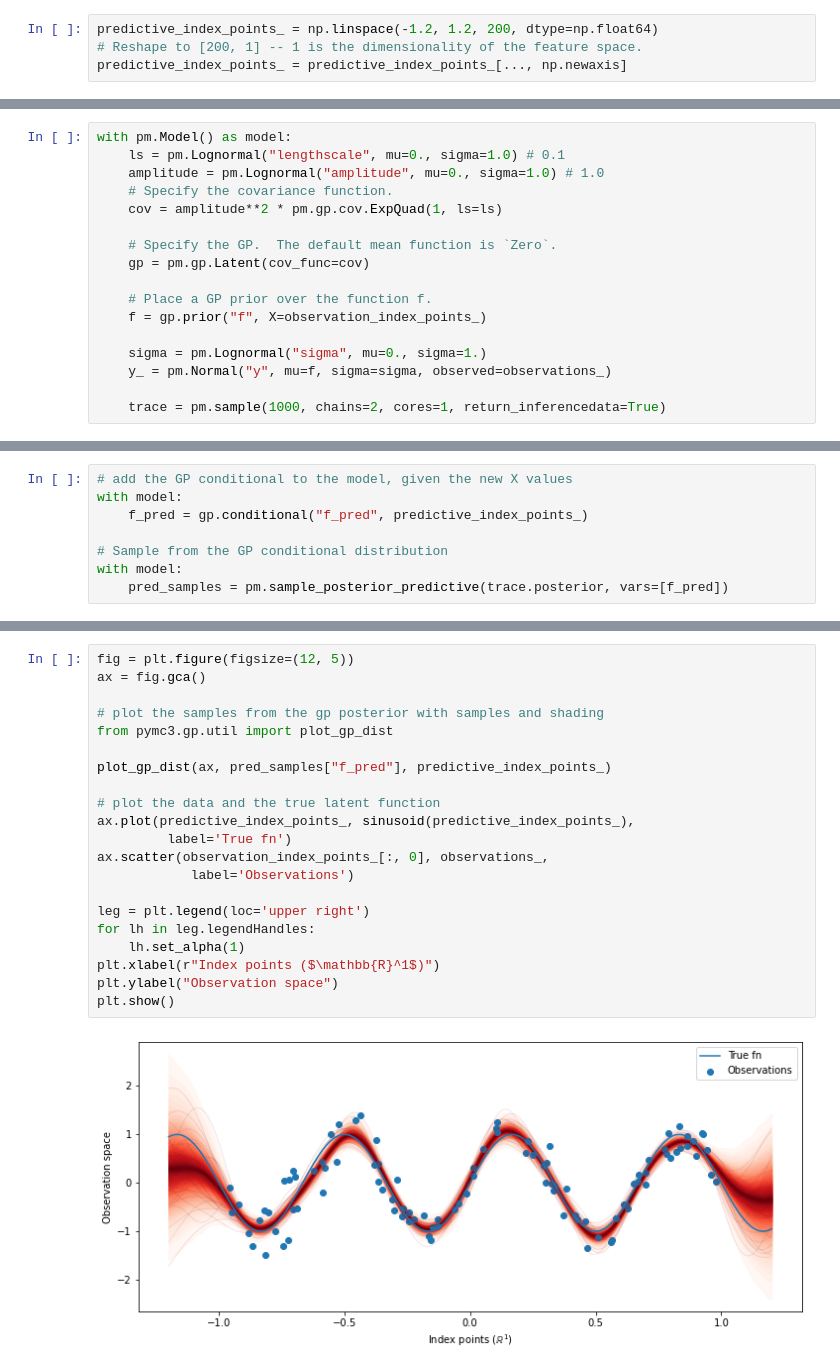
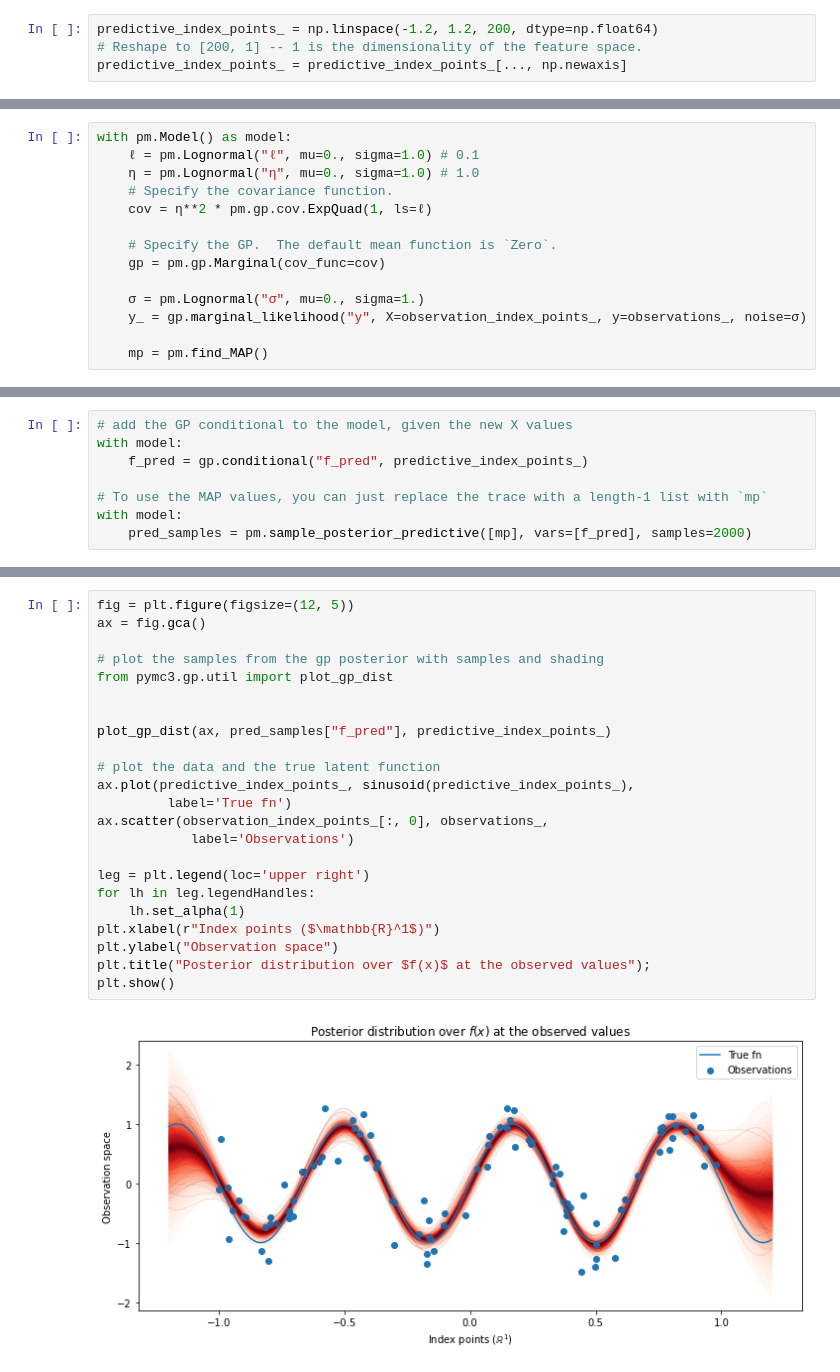
Before and after one commit to mariekoorneef/gaussian-processes, a Jupyter notebook: gp_regression_on_noisy_sinusoidal_data.ipynb, the cells around one changed output, grey strips where cells are left out. Cells and saved outputs as stored; diff of their text form.

Commit message:
use marginal likelihood in noisy sinusoidal data

```diff
--- a/gp_regression_on_noisy_sinusoidal_data.ipynb
+++ b/gp_regression_on_noisy_sinusoidal_data.ipynb
@@ -80,18 +85,15 @@ plt.show()
 # %%
 with pm.Model() as model:
-    ls = pm.Lognormal("lengthscale", mu=0., sigma=1.0) # 0.1
-    amplitude = pm.Lognormal("amplitude", mu=0., sigma=1.0) # 1.0
+    ℓ = pm.Lognormal("ℓ", mu=0., sigma=1.0) # 0.1
+    η = pm.Lognormal("η", mu=0., sigma=1.0) # 1.0
     # Specify the covariance function.
-    cov = amplitude**2 * pm.gp.cov.ExpQuad(1, ls=ls)
+    cov = η**2 * pm.gp.cov.ExpQuad(1, ls=ℓ)
 
     # Specify the GP.  The default mean function is `Zero`.
-    gp = pm.gp.Latent(cov_func=cov)
+    gp = pm.gp.Marginal(cov_func=cov)
 
-    # Place a GP prior over the function f.
-    f = gp.prior("f", X=observation_index_points_)
+    σ = pm.Lognormal("σ", mu=0., sigma=1.)
+    y_ = gp.marginal_likelihood("y", X=observation_index_points_, y=observations_, noise=σ)
 
-    sigma = pm.Lognormal("sigma", mu=0., sigma=1.)
-    y_ = pm.Normal("y", mu=f, sigma=sigma, observed=observations_)
-
-    trace = pm.sample(1000, chains=2, cores=1, return_inferencedata=True)
+    mp = pm.find_MAP()
 # %% [output]
@@ -120,31 +117,33 @@ print(f"{n_nonconverged} variables MCMC chains appear not to have converged.")
 with model:
     f_pred = gp.conditional("f_pred", predictive_index_points_)
 
-# Sample from the GP conditional distribution
+# To use the MAP values, you can just replace the trace with a length-1 list with `mp`
 with model:
-    pred_samples = pm.sample_posterior_predictive(trace.posterior, vars=[f_pred])
+    pred_samples = pm.sample_posterior_predictive([mp], vars=[f_pred], samples=2000)
 # %% [output]
 [interactive output not drawn]
 # %%
 fig = plt.figure(figsize=(12, 5))
 ax = fig.gca()
 
 # plot the samples from the gp posterior with samples and shading
 from pymc3.gp.util import plot_gp_dist
+
 
 plot_gp_dist(ax, pred_samples["f_pred"], predictive_index_points_)
 
 # plot the data and the true latent function
 ax.plot(predictive_index_points_, sinusoid(predictive_index_points_),
          label='True fn')
 ax.scatter(observation_index_points_[:, 0], observations_,
             label='Observations')
 
 leg = plt.legend(loc='upper right')
 for lh in leg.legendHandles:
     lh.set_alpha(1)
 plt.xlabel(r"Index points ($\mathbb{R}^1$)")
 plt.ylabel("Observation space")
+plt.title("Posterior distribution over $f(x)$ at the observed values");
 plt.show()
 # %% [output]
-[figure, old version]
+[figure, new version]
```
Also changed, not shown: parts of 15 cells of this notebook.
